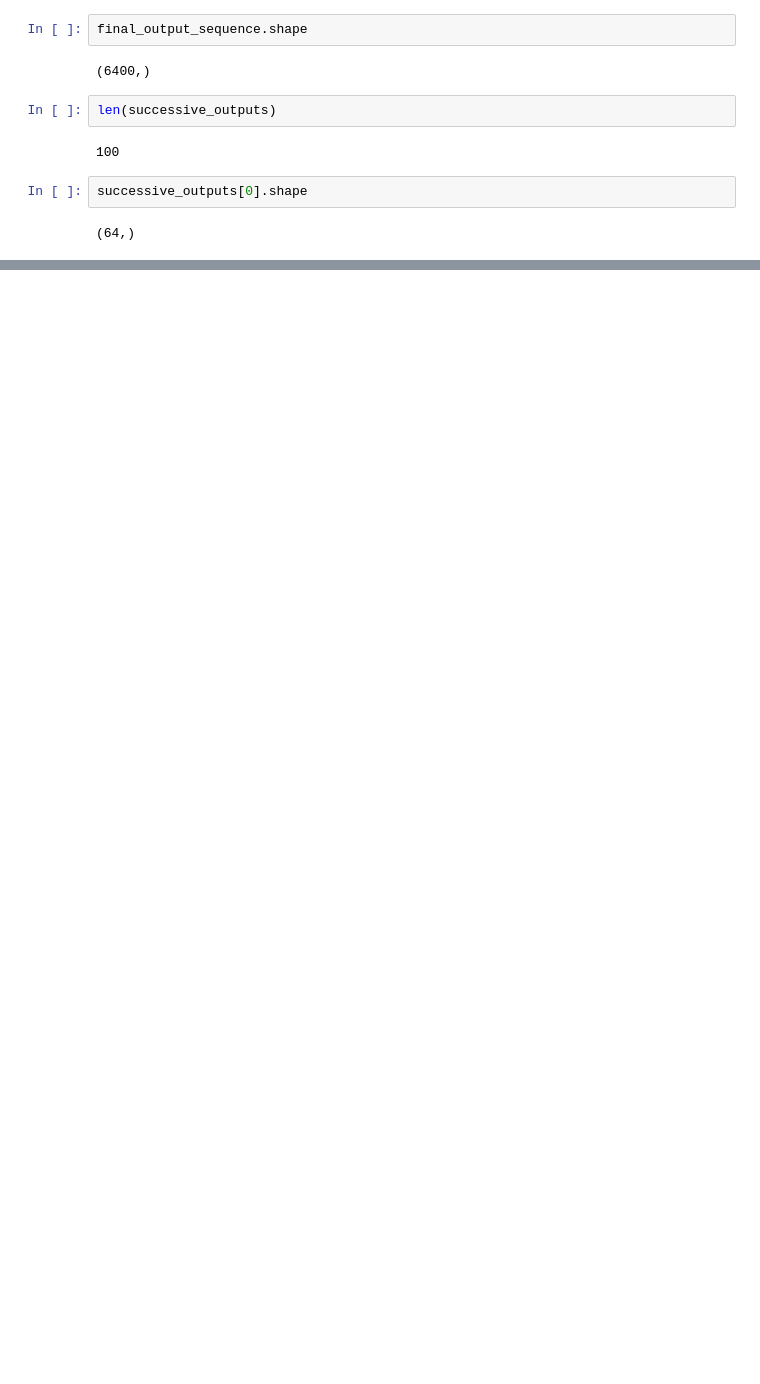
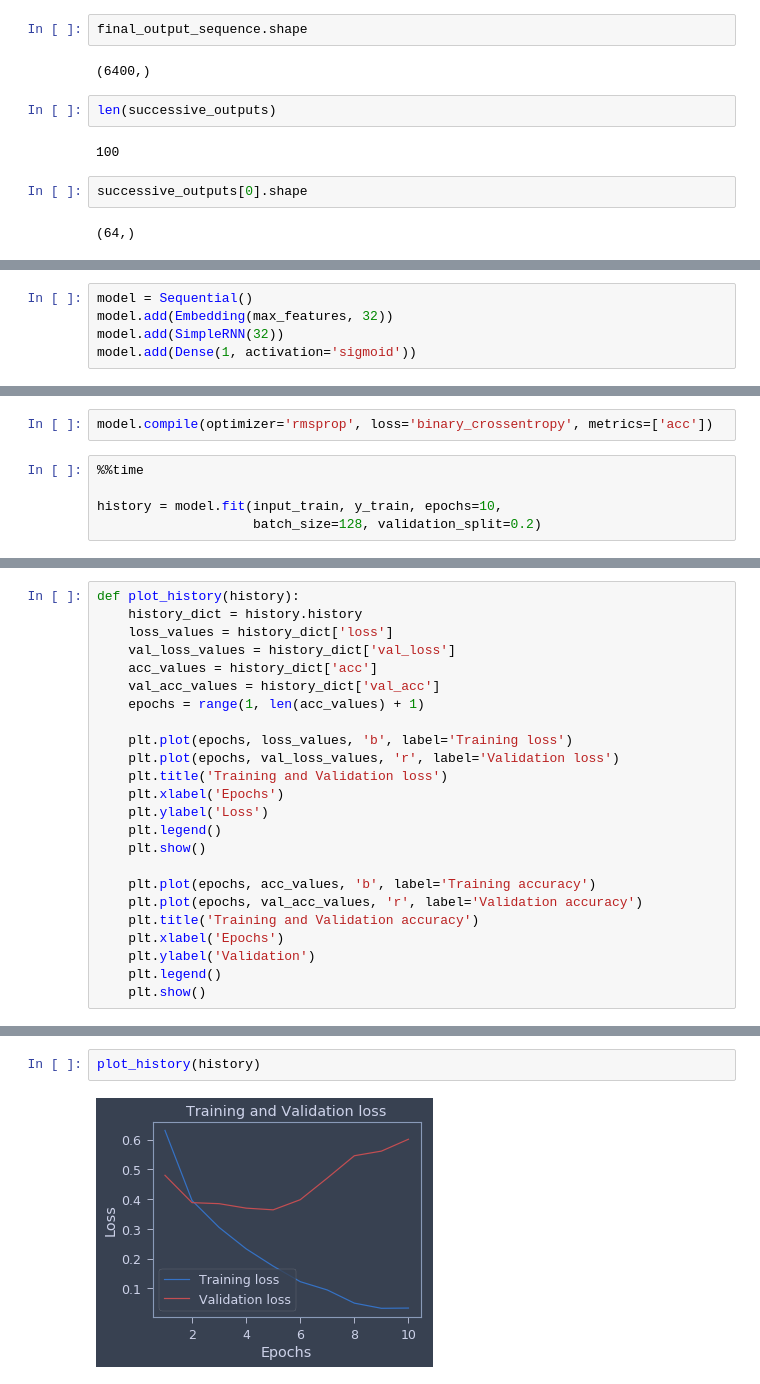
Before and after one commit to KonevDmitry/deep-learning, a Jupyter notebook: 09-understanding-recurrent-neural-networks.ipynb, the cells around one changed output, grey strips where cells are left out. Saved outputs shown, nothing was run; the diff lists cells and outputs as text; blank space fills up the shorter version.

```diff
--- a/09-understanding-recurrent-neural-networks.ipynb
+++ b/09-understanding-recurrent-neural-networks.ipynb
@@ -65,0 +177,5 @@ In this example, the final output is a 2D tensor of shape (timesteps, output_fea
+# %%
+model = Sequential()
+model.add(Embedding(max_features, 32))
+model.add(SimpleRNN(32))
+model.add(Dense(1, activation='sigmoid'))
@@ -65,0 +198,7 @@ In this example, the final output is a 2D tensor of shape (timesteps, output_fea
+# %%
+model.compile(optimizer='rmsprop', loss='binary_crossentropy', metrics=['acc'])
+# %%
+%%time
+
+history = model.fit(input_train, y_train, epochs=10,
+                    batch_size=128, validation_split=0.2)
@@ -65,0 +226,24 @@ In this example, the final output is a 2D tensor of shape (timesteps, output_fea
+# %%
+def plot_history(history):
+    history_dict = history.history
+    loss_values = history_dict['loss']
+    val_loss_values = history_dict['val_loss']
+    acc_values = history_dict['acc']
+    val_acc_values = history_dict['val_acc']
+    epochs = range(1, len(acc_values) + 1)
+
+    plt.plot(epochs, loss_values, 'b', label='Training loss')
+    plt.plot(epochs, val_loss_values, 'r', label='Validation loss')
+    plt.title('Training and Validation loss')
+    plt.xlabel('Epochs')
+    plt.ylabel('Loss')
+    plt.legend()
+    plt.show()
+
+    plt.plot(epochs, acc_values, 'b', label='Training accuracy')
+    plt.plot(epochs, val_acc_values, 'r', label='Validation accuracy')
+    plt.title('Training and Validation accuracy')
+    plt.xlabel('Epochs')
+    plt.ylabel('Validation')
+    plt.legend()
+    plt.show()
@@ -65,0 +267,4 @@ In this example, the final output is a 2D tensor of shape (timesteps, output_fea
+# %%
+plot_history(history)
+# %% [output]
+[figure, added]
```
Also changed, not shown: parts of 24 cells of this notebook.
